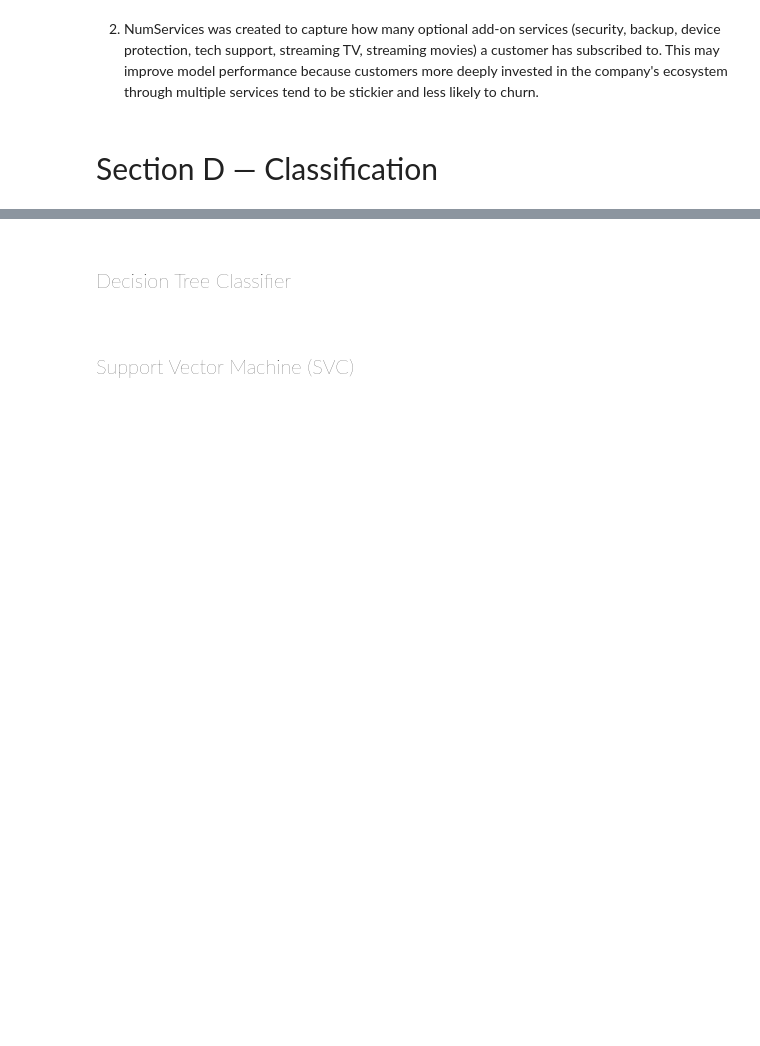
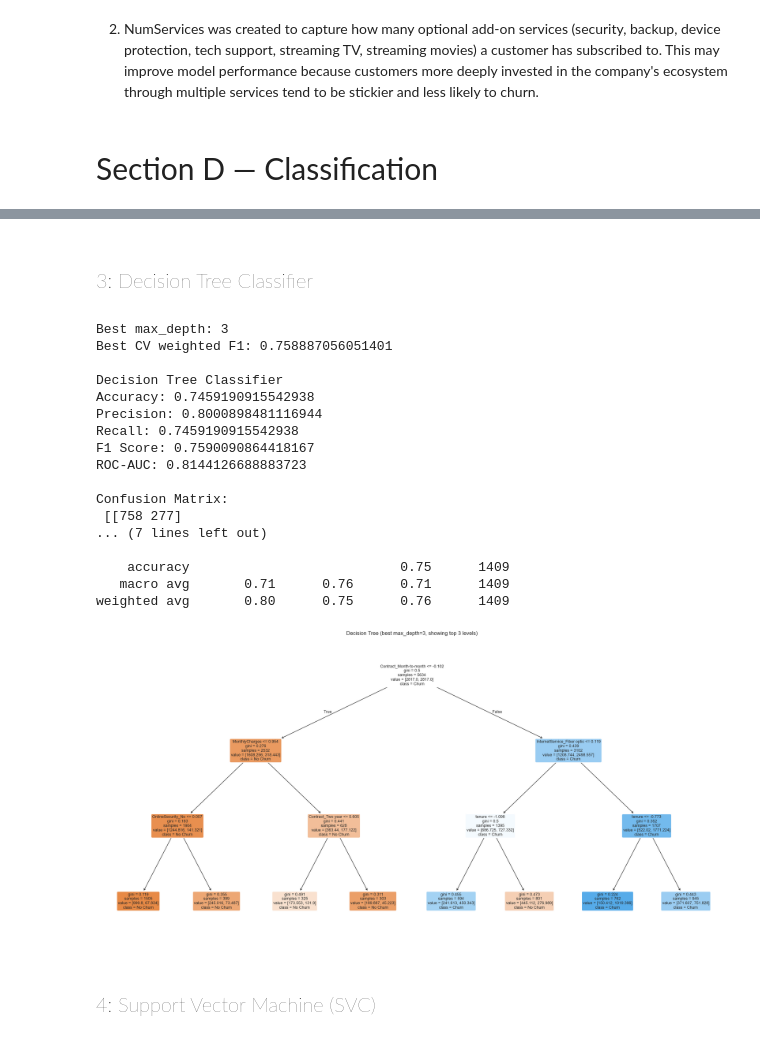
Before and after one commit to srinithi-karunakaran/Cognix_ML_Capstone, a Jupyter notebook: notebooks/classification.ipynb, the cells around one changed output, grey strips where cells are left out. Saved outputs shown, nothing was run; the diff lists cells and outputs as text; code cells hidden in the pictures; blank space fills up the shorter version.

```diff
--- a/notebooks/classification.ipynb
+++ b/notebooks/classification.ipynb
@@ -266,7 +295,7 @@ X_test[num_cols] = imputer.transform(X_test[num_cols])
 #catogorical
 cat_imputer = SimpleImputer(strategy='most_frequent')
 
-cat_cols = X_train.select_dtypes(include='object').columns
+cat_cols = X_train.select_dtypes(include=['object','str']).columns
 
 X_train[cat_cols] = cat_imputer.fit_transform(X_train[cat_cols])
 X_test[cat_cols] = cat_imputer.transform(X_test[cat_cols])
@@ -356,7 +385,7 @@ X_test[num_cols] = X_test[num_cols].clip(lower, upper, axis=1)
 from sklearn.preprocessing import OneHotEncoder
 import pandas as pd
 
-cat_cols = X_train.select_dtypes(include='object').columns
+cat_cols = X_train.select_dtypes(include=['object','str']).columns
 
 encoder = OneHotEncoder(handle_unknown='ignore', sparse_output=False)
 
@@ -503,40 +586,75 @@ NameError: name 'BernoulliNB' is not defined
 # %% [markdown]
 <h1 style="font-family: Arial, sans-serif; font-size: 20px; font-weight: 200;">
-Decision Tree Classifier
+3: Decision Tree Classifier
 </h1>
 # %%
-# Create model
-dtc = DecisionTreeClassifier(
-    max_depth=6,
-    min_samples_leaf=20,
-    class_weight='balanced',
-    random_state=42
+from sklearn.tree import plot_tree
+
+# --- Tune max_depth ---
+param_grid = {'max_depth': [3, 4, 5, 6, 7, 8, 10, 12, None]}
+
+dtc_grid = GridSearchCV(
+    DecisionTreeClassifier(min_samples_leaf=20, class_weight='balanced', random_state=42),
+    param_grid,
+    scoring='f1_weighted',
+    cv=5
 )
+dtc_grid.fit(X_train, y_train)
 
-# Train model
-dtc.fit(X_train, y_train)
+print("Best max_depth:", dtc_grid.best_params_['max_depth'])
+print("Best CV weighted F1:", dtc_grid.best_score_)
+
+dtc = dtc_grid.best_estimator_
 
 # Predict
 y_pred_dtc = dtc.predict(X_test)
 y_proba_dtc = dtc.predict_proba(X_test)[:, 1]
 
 # Evaluation
 acc_dtc = accuracy_score(y_test, y_pred_dtc)
-prec_dtc = precision_score(y_test, y_pred_dtc)
-rec_dtc = recall_score(y_test, y_pred_dtc)
-f1_dtc = f1_score(y_test, y_pred_dtc)
+prec_dtc = precision_score(y_test, y_pred_dtc, average='weighted')
+rec_dtc = recall_score(y_test, y_pred_dtc, average='weighted')
+f1_dtc = f1_score(y_test, y_pred_dtc, average='weighted')
 auc_dtc = roc_auc_score(y_test, y_proba_dtc)
 
-print("Decision Tree Classifier")
+print("\nDecision Tree Classifier")
 print("Accuracy:", acc_dtc)
 print("Precision:", prec_dtc)
 print("Recall:", rec_dtc)
 print("F1 Score:", f1_dtc)
 print("ROC-AUC:", auc_dtc)
 print("\nConfusion Matrix:\n", confusion_matrix(y_test, y_pred_dtc))
 print("\nClassification Report:\n", classification_report(y_test, y_pred_dtc))
+
+# --- Visualise the tree (capped at depth 3 for readability) ---
+plt.figure(figsize=(20, 10))
+plot_tree(dtc, max_depth=3, feature_names=X_train.columns, class_names=['No Churn', 'Churn'],
+          filled=True, rounded=True, fontsize=9)
+plt.title(f"Decision Tree (best max_depth={dtc_grid.best_params_['max_depth']}, showing top 3 levels)")
+plt.tight_layout()
+plt.savefig('decision_tree_viz.png', bbox_inches='tight', dpi=100)
+plt.show()
+# %% [output]
+Best max_depth: 3
+Best CV weighted F1: 0.758887056051401
+
+Decision Tree Classifier
+Accuracy: 0.7459190915542938
+Precision: 0.8000898481116944
+Recall: 0.7459190915542938
+F1 Score: 0.7590090864418167
+ROC-AUC: 0.8144126688883723
+
+Confusion Matrix:
+ [[758 277]
+... (7 lines left out)
+
+    accuracy                           0.75      1409
+   macro avg       0.71      0.76      0.71      1409
+weighted avg       0.80      0.75      0.76      1409
+[figure, added]
 # %% [markdown]
 <h1 style="font-family: Arial, sans-serif; font-size: 20px; font-weight: 200;">
-Support Vector Machine (SVC)
+4: Support Vector Machine (SVC)
 </h1>
 # %%
```
Also changed, not shown: parts of 20 cells of this notebook.
